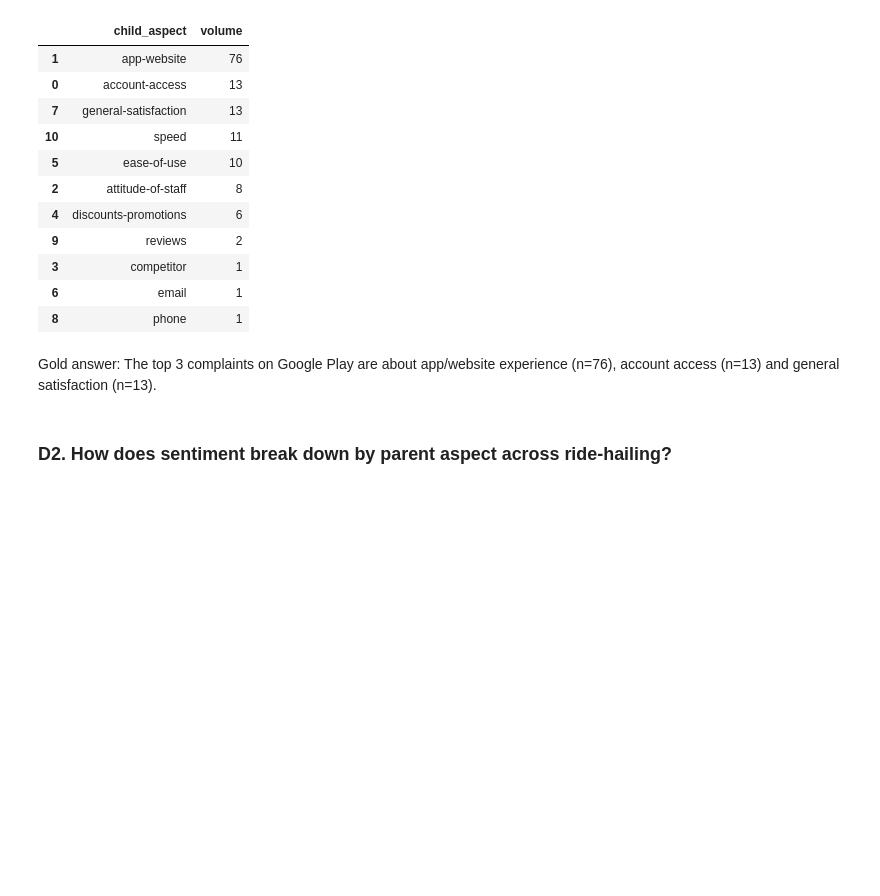
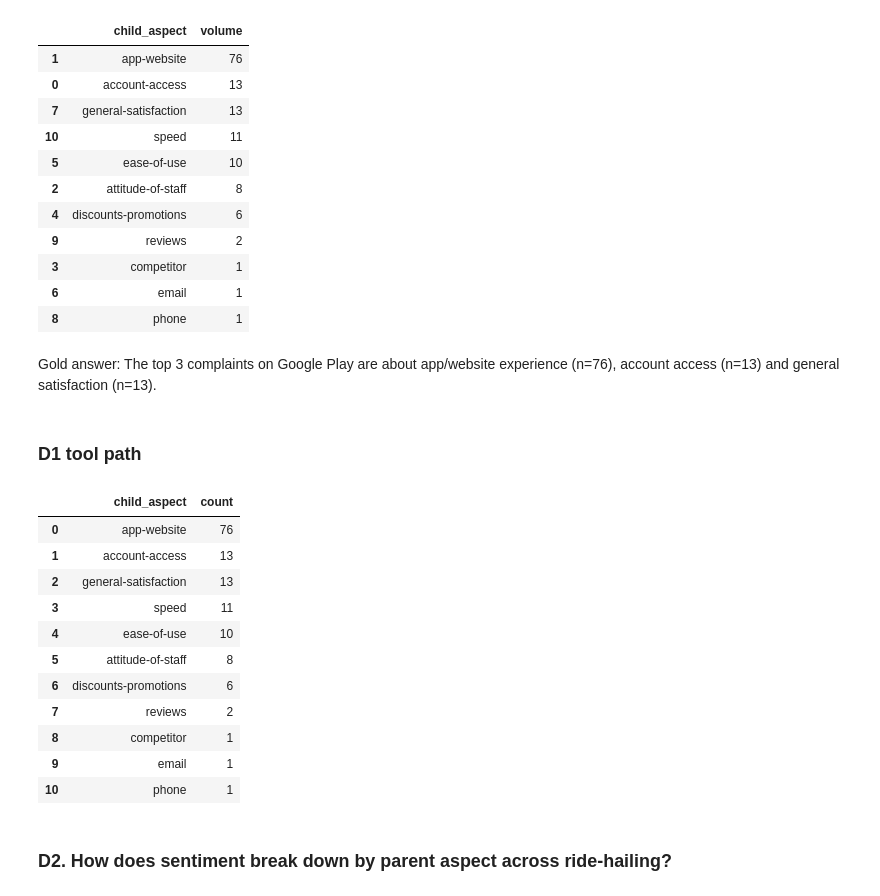
Before and after one commit to zhenyenchan/msc-cx-agent-bench, a Jupyter notebook: notebooks/question-set-1.ipynb, the cells around one changed output. Cells and saved outputs as stored; diff of their text form; code cells hidden in the pictures; blank space fills up the shorter version.

```diff
--- a/notebooks/question-set-1.ipynb
+++ b/notebooks/question-set-1.ipynb
@@ -65,6 +82,26 @@ df_d1.groupby('child_aspect').size().reset_index(name = "volume").sort_values ("
 | 8 | phone | 1 |
 # %% [markdown]
 Gold answer: The top 3 complaints on Google Play are about app/website experience (n=76), account access (n=13) and general satisfaction (n=13).
+# %% [markdown]
+### D1 tool path
+# %%
+d1_step1 = filter_data(df, sentiment='negative', org_index=727, data_source='Google Play')
+# %%
+d1_step2 = count_by(d1_step1, 'child_aspect')
+d1_step2
+# %% [output]
+|  | child_aspect | count |
+| 0 | app-website | 76 |
+| 1 | account-access | 13 |
+| 2 | general-satisfaction | 13 |
+| 3 | speed | 11 |
+| 4 | ease-of-use | 10 |
+| 5 | attitude-of-staff | 8 |
+| 6 | discounts-promotions | 6 |
+| 7 | reviews | 2 |
+| 8 | competitor | 1 |
+| 9 | email | 1 |
+| 10 | phone | 1 |
 # %% [markdown]
 ### D2. How does sentiment break down by parent aspect across ride-hailing?
 # %%
```
Also changed, not shown: parts of 12 cells of this notebook, 1 other file.
